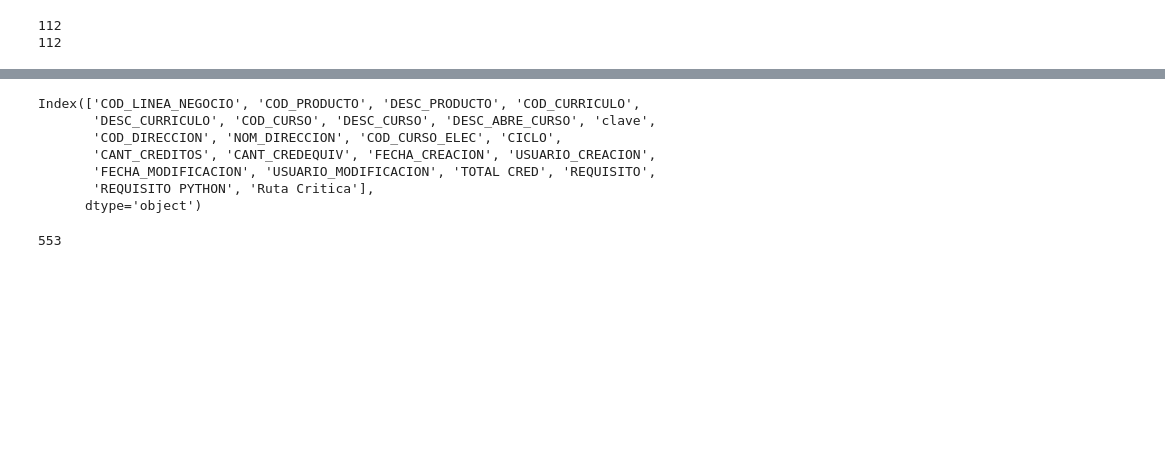
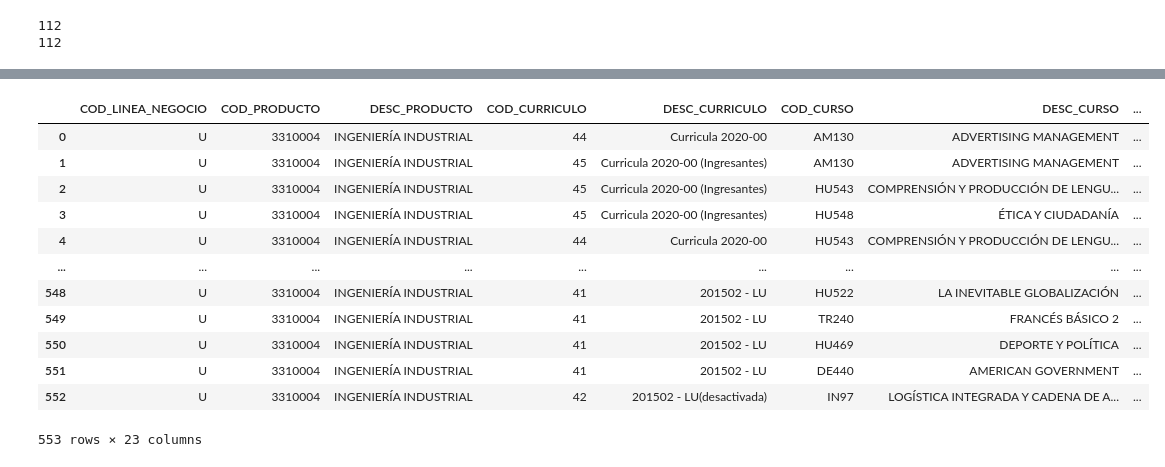
Before and after one commit to NuryYanque/RecomendacionDeCursos, a Jupyter notebook: notebooks/AnalisisCurricula.ipynb, the cells around one changed output, grey strips where cells are left out. Cells and saved outputs as stored; diff of their text form; code cells hidden in the pictures; blank space fills up the shorter version.

Commit message:
Update Ruta critica

```diff
--- a/notebooks/AnalisisCurricula.ipynb
+++ b/notebooks/AnalisisCurricula.ipynb
@@ -313,3 +311,5 @@ cursos_malla44
 | 231 | TR222 | TR281 | 1 |
 | 233 | TR285 | TR282 | 0 |
 112 rows × 3 columns
+# %%
+cursos_malla45 = cursos_curricula[cursos_curricula['COD_CURRICULO'] == 45][['COD_CURSO', 'REQUISITO PYTHON']]
@@ -315,0 +342,6 @@ cursos_malla44
+# %%
+final_requisitos_malla45 = []
+for requisitos in cursos_malla45['REQUISITO PYTHON'].values:
+    if pd.isnull(requisitos):
+        continue
+    final_requisitos_malla45.extend(requisitos.split(';'))
@@ -315,0 +368,7 @@ cursos_malla44
+# %%
+# requisitos_values = list(cursos_malla45['REQUISITO PYTHON'].values)
+contar_requisitos_malla45 = []
+for curso_cod in cursos_malla45.COD_CURSO.values:
+    count = final_requisitos_malla45.count(curso_cod)
+    print(curso_cod, count)
+    contar_requisitos_malla45.append(count)
@@ -315,0 +409,2 @@ cursos_malla44
+# %%
+cursos_malla45['RUTA_CRITICA'] = contar_requisitos_malla45
@@ -316,19 +443,21 @@ cursos_malla44
 # %%
 cursos_curricula.loc[cursos_malla45.index.tolist()]['CONTADOR_REQUISITOS'] = contar_requisitos_cursos
 # %%
-cursos_curricula.columns
+cursos_curricula
 # %% [output]
+|  | COD_LINEA_NEGOCIO | COD_PRODUCTO | DESC_PRODUCTO | COD_CURRICULO | DESC_CURRICULO | COD_CURSO | DESC_CURSO | ... |
+| 0 | U | 3310004 | INGENIERÍA INDUSTRIAL | 44 | Curricula 2020-00 | AM130 | ADVERTISING MANAGEMENT | ... |
+| 1 | U | 3310004 | INGENIERÍA INDUSTRIAL | 45 | Curricula 2020-00 (Ingresantes) | AM130 | ADVERTISING MANAGEMENT | ... |
+| 2 | U | 3310004 | INGENIERÍA INDUSTRIAL | 45 | Curricula 2020-00 (Ingresantes) | HU543 | COMPRENSIÓN Y PRODUCCIÓN DE LENGU... | ... |
+| 3 | U | 3310004 | INGENIERÍA INDUSTRIAL | 45 | Curricula 2020-00 (Ingresantes) | HU548 | ÉTICA Y CIUDADANÍA | ... |
+| 4 | U | 3310004 | INGENIERÍA INDUSTRIAL | 44 | Curricula 2020-00 | HU543 | COMPRENSIÓN Y PRODUCCIÓN DE LENGU... | ... |
+| ... | ... | ... | ... | ... | ... | ... | ... | ... |
+| 548 | U | 3310004 | INGENIERÍA INDUSTRIAL | 41 | 201502 - LU | HU522 | LA INEVITABLE GLOBALIZACIÓN | ... |
+| 549 | U | 3310004 | INGENIERÍA INDUSTRIAL | 41 | 201502 - LU | TR240 | FRANCÉS BÁSICO 2 | ... |
+| 550 | U | 3310004 | INGENIERÍA INDUSTRIAL | 41 | 201502 - LU | HU469 | DEPORTE Y POLÍTICA | ... |
+| 551 | U | 3310004 | INGENIERÍA INDUSTRIAL | 41 | 201502 - LU | DE440 | AMERICAN GOVERNMENT | ... |
+| 552 | U | 3310004 | INGENIERÍA INDUSTRIAL | 42 | 201502 - LU(desactivada) | IN97 | LOGÍSTICA INTEGRADA Y CADENA DE A... | ... |
-Index(['COD_LINEA_NEGOCIO', 'COD_PRODUCTO', 'DESC_PRODUCTO', 'COD_CURRICULO',
-       'DESC_CURRICULO', 'COD_CURSO', 'DESC_CURSO', 'DESC_ABRE_CURSO', 'clave',
-       'COD_DIRECCION', 'NOM_DIRECCION', 'COD_CURSO_ELEC', 'CICLO',
-       'CANT_CREDITOS', 'CANT_CREDEQUIV', 'FECHA_CREACION', 'USUARIO_CREACION',
-       'FECHA_MODIFICACION', 'USUARIO_MODIFICACION', 'TOTAL CRED', 'REQUISITO',
-       'REQUISITO PYTHON', 'Ruta Critica'],
-      dtype='object')
+553 rows × 23 columns
-# %%
-cursos_curricula.shape[0]
-# %% [output]
-553
 # %%
 cursos_curricula['Ruta Critica'] = np.zeros(cursos_curricula.shape[0])
 # %%
```
Also changed, not shown: parts of 17 cells of this notebook, 3 other files.
